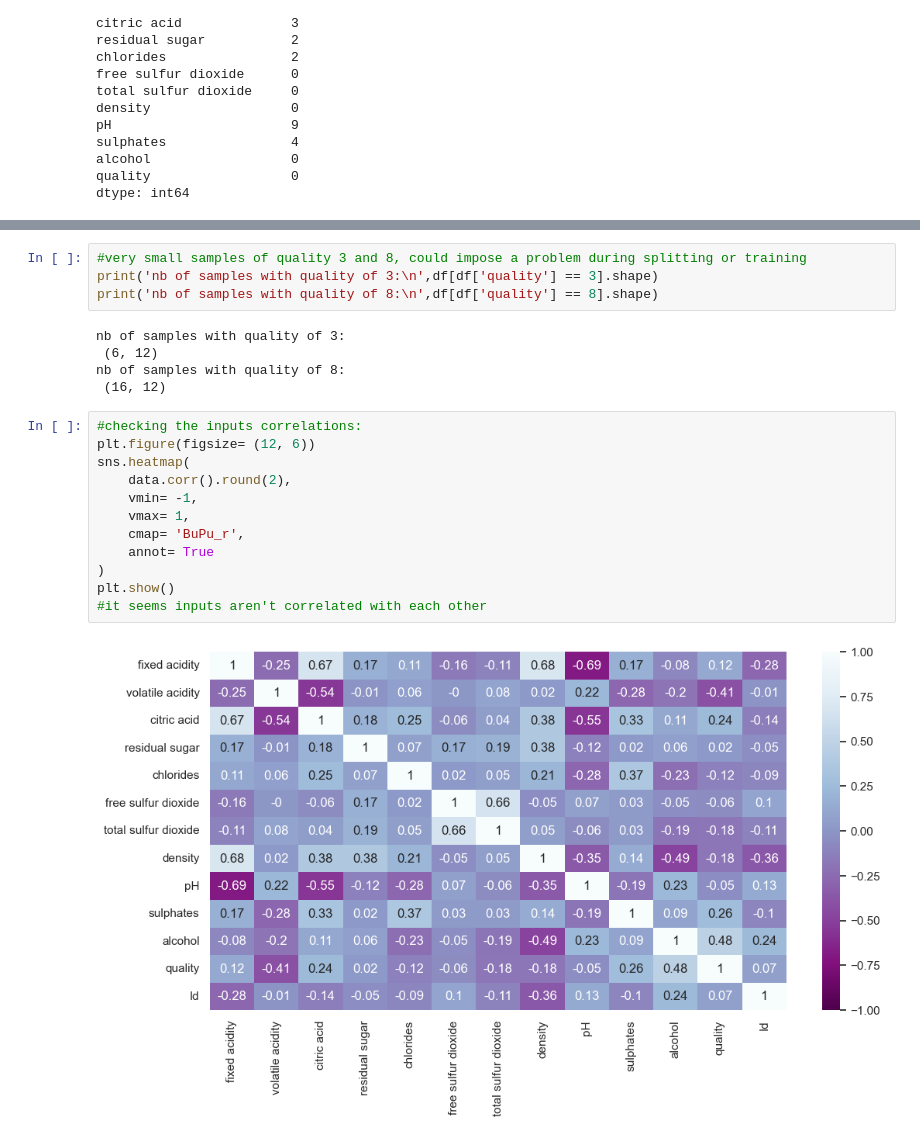
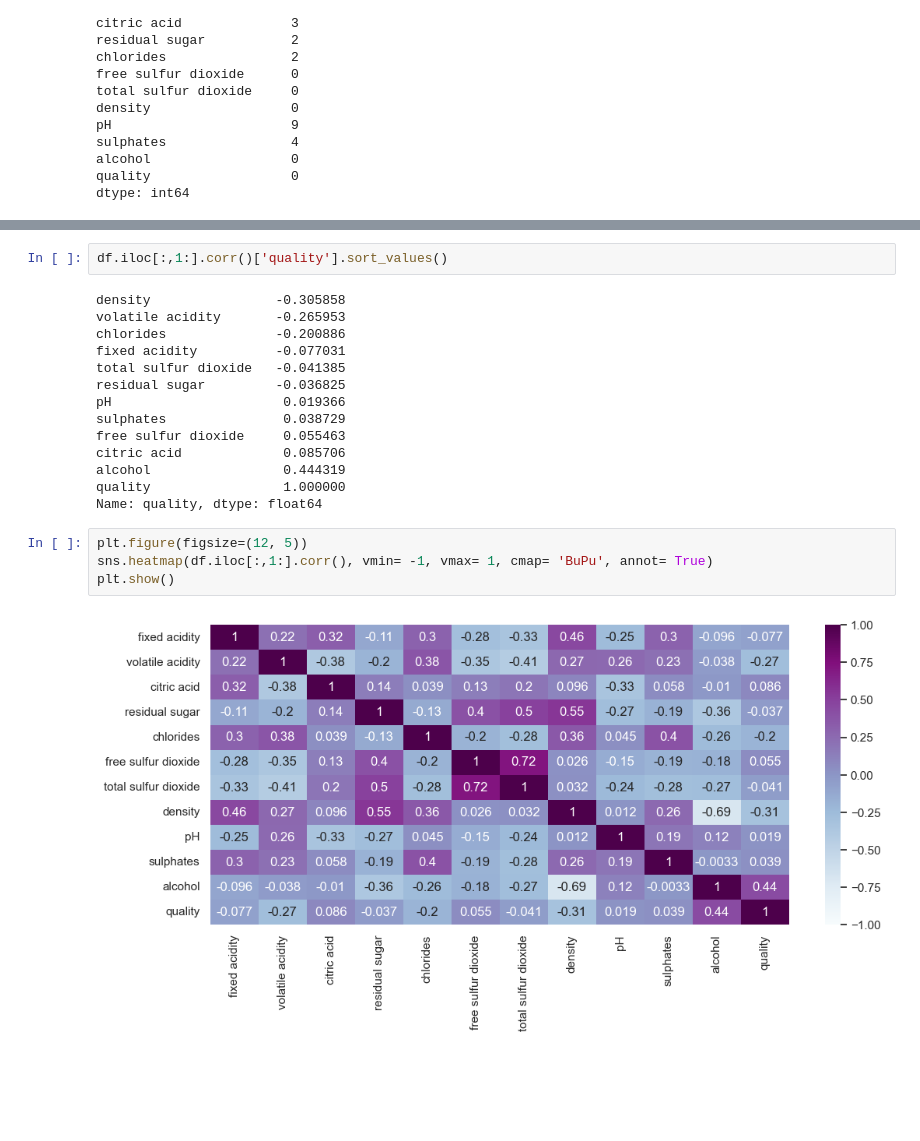
Before and after one commit to ethanhopkins101/DataScience-Projects, a Jupyter notebook: wine_quality/wine_quality.ipynb, the cells around one changed output, grey strips where cells are left out. Drawn from its saved outputs; the diff is of its cells as text; blank space fills up the shorter version.

Commit message:
exntensively analysing the wine quality data-set

```diff
--- a/wine_quality/wine_quality.ipynb
+++ b/wine_quality/wine_quality.ipynb
@@ -80,23 +74,22 @@ plt.show()
-# %%
-#very small samples of quality 3 and 8, could impose a problem during splitting or training
-print('nb of samples with quality of 3:\n',df[df['quality'] == 3].shape)
-print('nb of samples with quality of 8:\n',df[df['quality'] == 8].shape)
-# %% [output]
-nb of samples with quality of 3:
- (6, 12)
-nb of samples with quality of 8:
- (16, 12)
+# %%
+df.iloc[:,1:].corr()['quality'].sort_values()
+# %% [output]
+density                -0.305858
+volatile acidity       -0.265953
+chlorides              -0.200886
+fixed acidity          -0.077031
+total sulfur dioxide   -0.041385
+residual sugar         -0.036825
+pH                      0.019366
+sulphates               0.038729
+free sulfur dioxide     0.055463
+citric acid             0.085706
+alcohol                 0.444319
+quality                 1.000000
+Name: quality, dtype: float64
 # %%
-#checking the inputs correlations:
-plt.figure(figsize= (12, 6))
-sns.heatmap(
-    data.corr().round(2),
-    vmin= -1,
-    vmax= 1,
-    cmap= 'BuPu_r',
-    annot= True
-)
+plt.figure(figsize=(12, 5))
+sns.heatmap(df.iloc[:,1:].corr(), vmin= -1, vmax= 1, cmap= 'BuPu', annot= True)
 plt.show()
-#it seems inputs aren't correlated with each other
 # %% [output]
-[figure, old version]
+[figure, new version]
```
Also changed, not shown: parts of 24 cells of this notebook.
